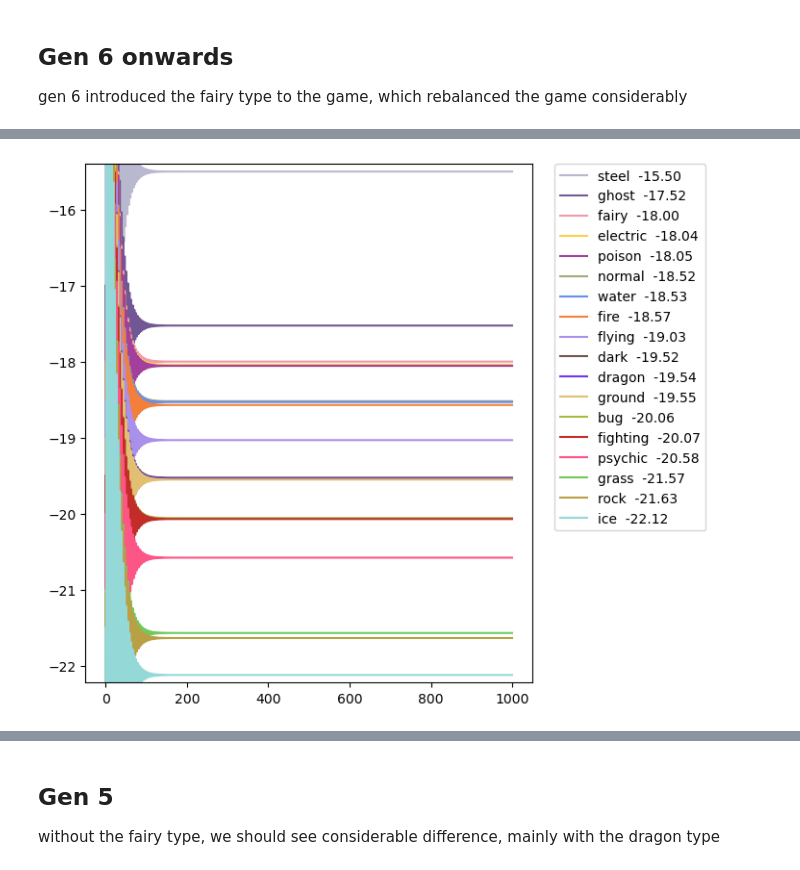
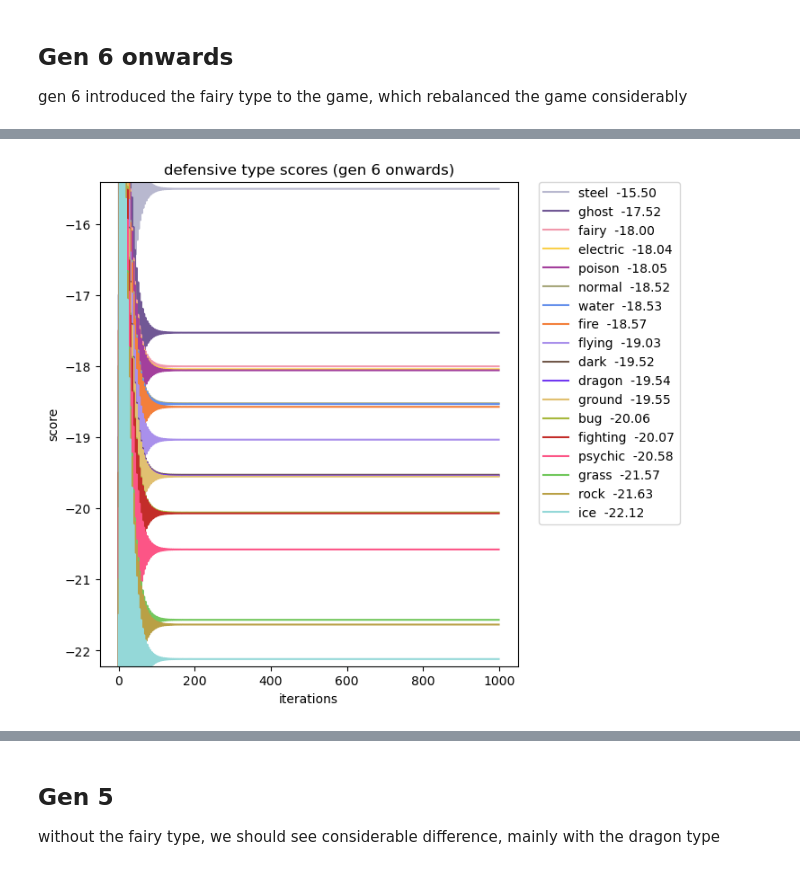
Before and after one commit to Gustavo-Rubo/pokemon-types, a Jupyter notebook: types.ipynb, the cells around one changed output, grey strips where cells are left out. Saved outputs shown, nothing was run; the diff lists cells and outputs as text; code cells hidden in the pictures.

```diff
--- a/types.ipynb
+++ b/types.ipynb
@@ -118,13 +117,16 @@ plt.show()
 # %%
 plt.figure(figsize=(6, 7))
 for i in def_scores[n_iterations-1].argsort()[::-1]:
     plt.plot(def_scores[:, i], color=colors[i], label=f'{types[i]}  {def_scores[:, i][n_iterations-1]:+.2f}')
 
 plt.ylim([min(def_scores[:,][n_iterations-1])-.1, max(def_scores[:,][n_iterations-1])+.1])
+plt.title('defensive type scores (gen 6 onwards)')
+plt.xlabel('iterations')
+plt.ylabel('score')
 plt.legend(bbox_to_anchor=(1.05, 1), loc=2, borderaxespad=0.)
 plt.show()
 # %% [output]
-[figure, old version]
+[figure, new version]
 # %%
 plt.figure(figsize=(6, 7))
 for i in off_scores[n_iterations-1].argsort()[::-1]:
```
Also changed, not shown: parts of 16 cells of this notebook, 1 other file.
